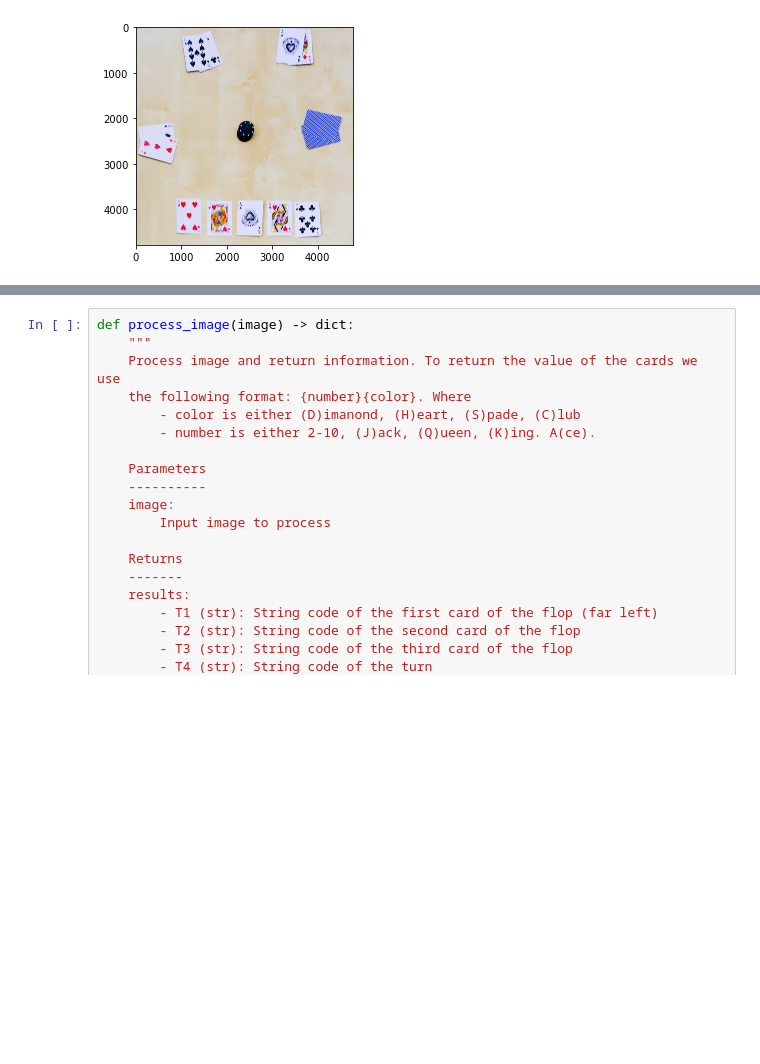
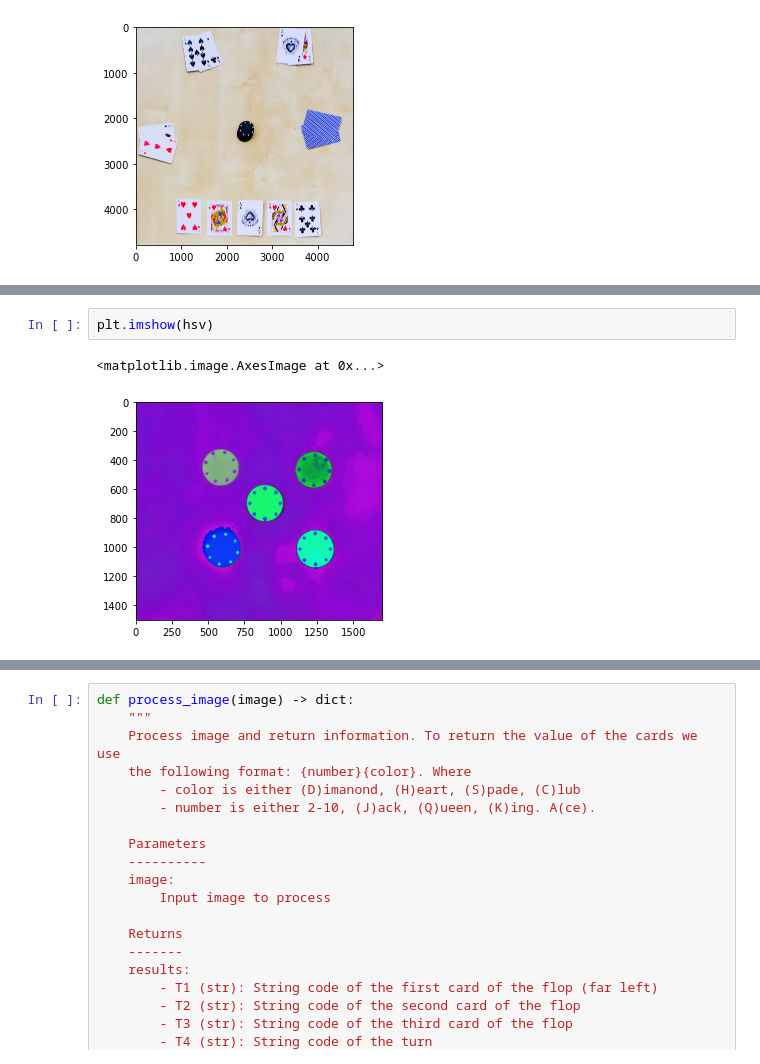
Before and after one commit to fraborg99/Iapr_final_project, a Jupyter notebook: project.ipynb, the cells around one changed output, grey strips where cells are left out. Cells and saved outputs as stored; diff of their text form; blank space fills up the shorter version.

```diff
--- a/project.ipynb
+++ b/project.ipynb
@@ -381,0 +427,5 @@ for i in range(6):
+# %%
+plt.imshow(hsv)
+# %% [output]
+<matplotlib.image.AxesImage at 0x...>
+[figure, added]
```
Also changed, not shown: parts of 9 cells of this notebook.
